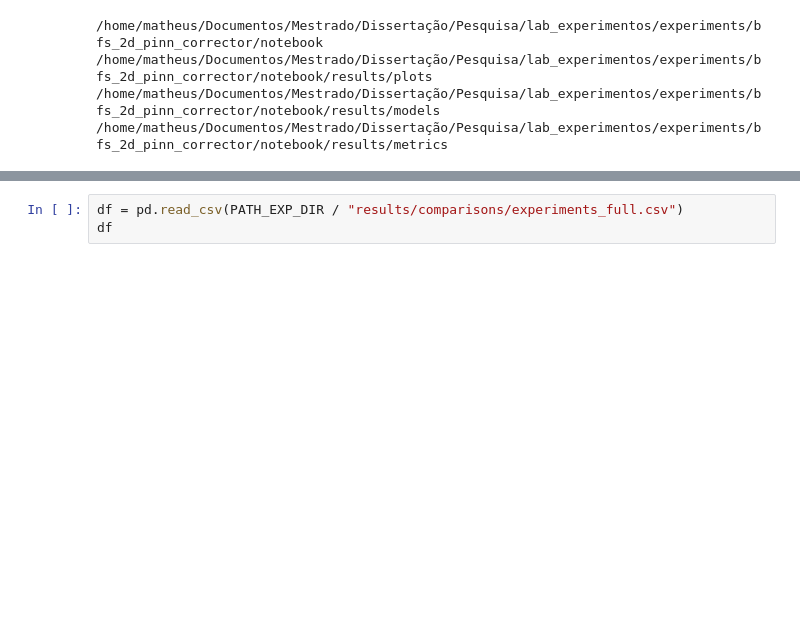
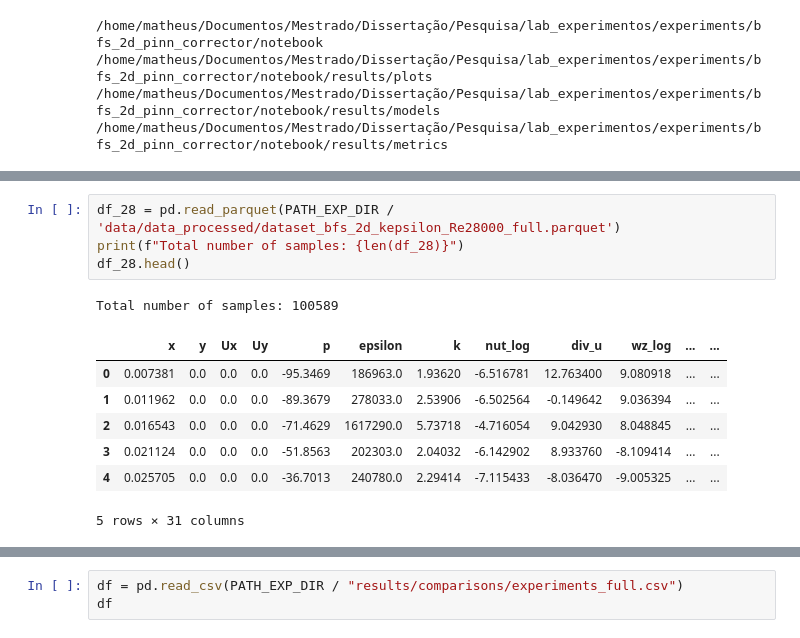
Before and after one commit to borges12matheus/pinn_hybrid_experiments, a Jupyter notebook: notebook/bfs2d_pipeline_baseline_v0.ipynb, the cells around one changed output, grey strips where cells are left out. Drawn from its saved outputs; the diff is of its cells as text; blank space fills up the shorter version.

```diff
--- a/notebook/bfs2d_pipeline_baseline_v0.ipynb
+++ b/notebook/bfs2d_pipeline_baseline_v0.ipynb
@@ -34,0 +50,13 @@ for p in [PATH_PLOT, PATH_MODEL, PATH_METRIC]:
+# %%
+df_28 = pd.read_parquet(PATH_EXP_DIR / 'data/data_processed/dataset_bfs_2d_kepsilon_Re28000_full.parquet')
+print(f"Total number of samples: {len(df_28)}")
+df_28.head()
+# %% [output]
+Total number of samples: 100589
+|  | x | y | Ux | Uy | p | epsilon | k | nut_log | div_u | wz_log | ... | ... |
+| 0 | 0.007381 | 0.0 | 0.0 | 0.0 | -95.3469 | 186963.0 | 1.93620 | -6.516781 | 12.763400 | 9.080918 | ... | ... |
+| 1 | 0.011962 | 0.0 | 0.0 | 0.0 | -89.3679 | 278033.0 | 2.53906 | -6.502564 | -0.149642 | 9.036394 | ... | ... |
+| 2 | 0.016543 | 0.0 | 0.0 | 0.0 | -71.4629 | 1617290.0 | 5.73718 | -4.716054 | 9.042930 | 8.048845 | ... | ... |
+| 3 | 0.021124 | 0.0 | 0.0 | 0.0 | -51.8563 | 202303.0 | 2.04032 | -6.142902 | 8.933760 | -8.109414 | ... | ... |
+| 4 | 0.025705 | 0.0 | 0.0 | 0.0 | -36.7013 | 240780.0 | 2.29414 | -7.115433 | -8.036470 | -9.005325 | ... | ... |
+5 rows × 31 columns
```
Also changed, not shown: parts of 6 cells of this notebook, 19 other files.
